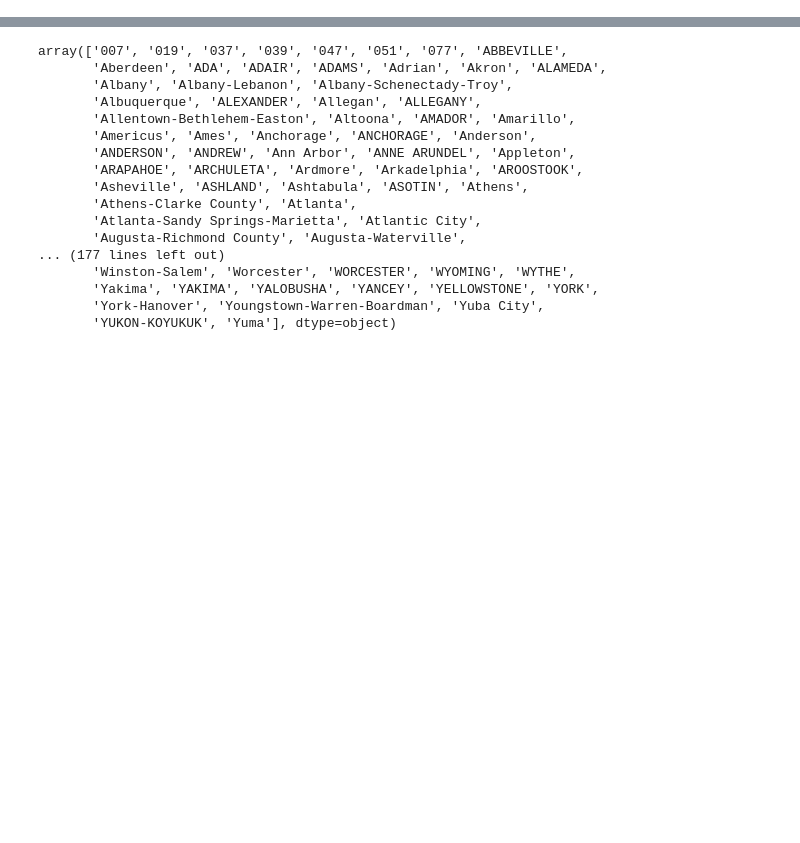
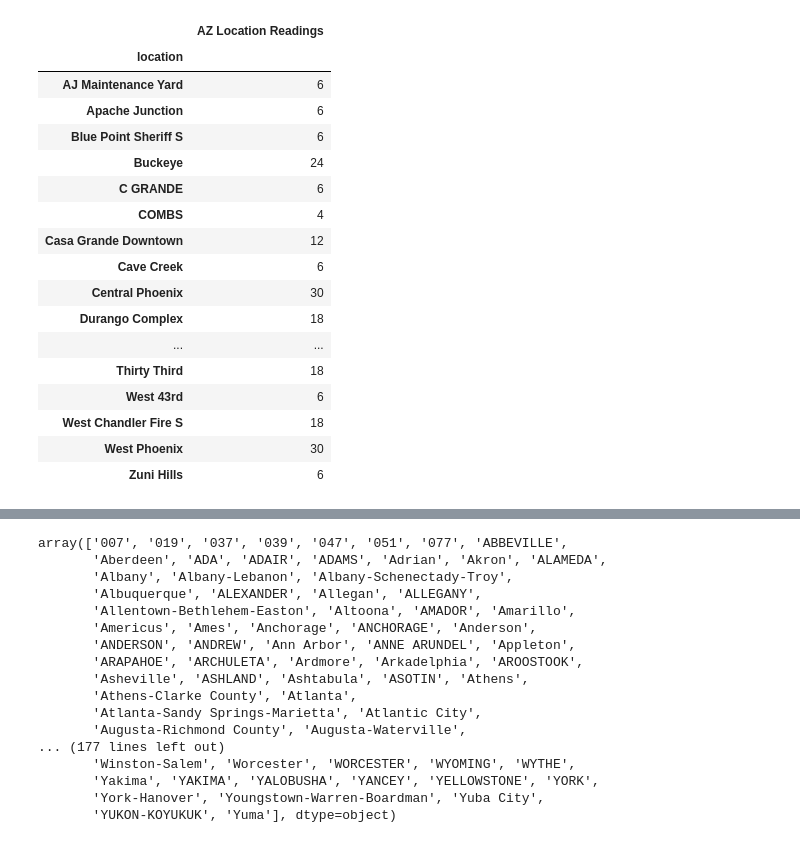
Before and after one commit to khartmann5/Project_01, a Jupyter notebook: api-capture.ipynb, the cells around one changed output, grey strips where cells are left out. Cells and saved outputs as stored; diff of their text form; code cells hidden in the pictures; blank space fills up the shorter version.

```diff
--- a/api-capture.ipynb
+++ b/api-capture.ipynb
@@ -11 +70,27 @@ from matplotlib import pyplot as plt
+# %%
+#AZ_df = AZ_df.groupby("location")
+location_count = AZ_df["location"].count()
+
+summary_df2 = pd.DataFrame({"AZ Location Readings": location_count})
+#summary_df2 = summary_df.sort_values(by="AZ Location Readings", ascending=True)
+summary_df2
+# %% [output]
+|  | AZ Location Readings |
+| location |  |
+| AJ Maintenance Yard | 6 |
+| Apache Junction | 6 |
+| Blue Point Sheriff S | 6 |
+| Buckeye | 24 |
+| C GRANDE | 6 |
+| COMBS | 4 |
+| Casa Grande Downtown | 12 |
+| Cave Creek | 6 |
+| Central Phoenix | 30 |
+| Durango Complex | 18 |
+| ... | ... |
+| Thirty Third | 18 |
+| West 43rd | 6 |
+| West Chandler Fire S | 18 |
+| West Phoenix | 30 |
+| Zuni Hills | 6 |
 # %%
```
Also changed, not shown: parts of 5 cells of this notebook.
